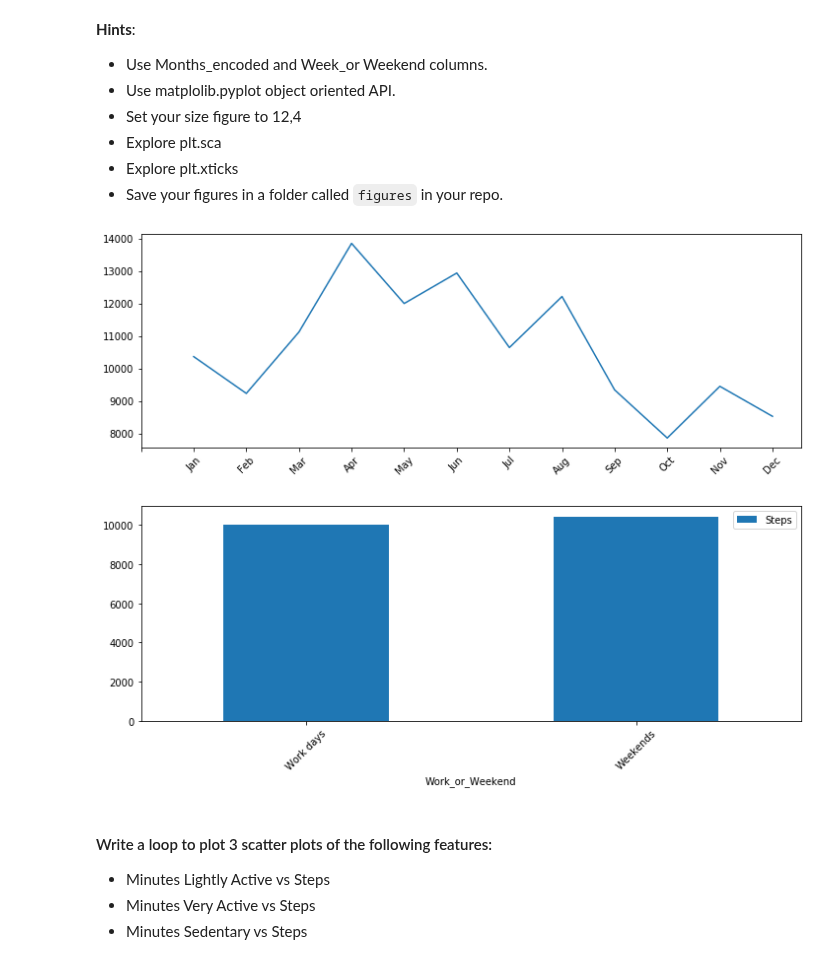
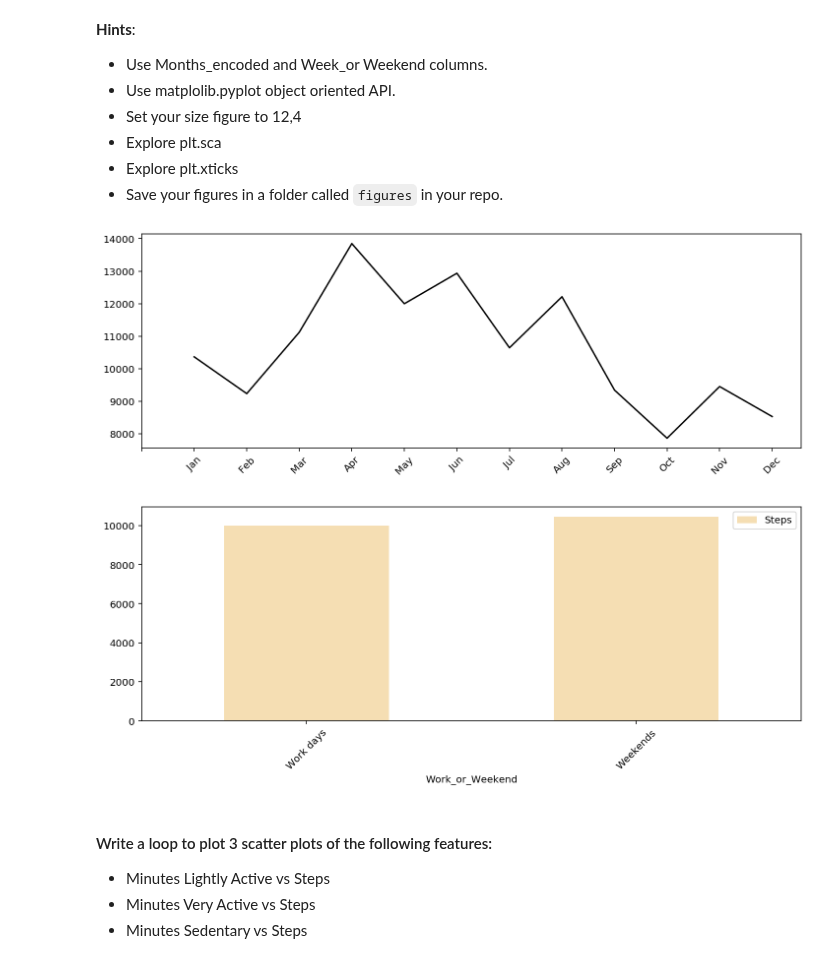
Before and after one commit to ta-data-lis/lab-matplotlib-seaborn, a Jupyter notebook: your-code/main.ipynb, the cells around one changed output. Cells and saved outputs as stored; diff of their text form; code cells hidden in the pictures.

```diff
--- a/your-code/main.ipynb
+++ b/your-code/main.ipynb
@@ -9,6 +9,8 @@ import matplotlib.pyplot as plt
 import pandas as pd
 import numpy as np
 import seaborn as sns
+%config InlineBackend.figure_format ='retina'
+sns.set_palette("pastel")
 # %% [markdown]
 ## Challenge 1
 
@@ -104,21 +96,21 @@ How the average number of steps change by month. Use the appropriate visualizati
 # %%
 # MEDIAN STEPS BY MONTH_ENCODED
 median_months = fitbit.groupby(by = 'Months_encoded').median()
 plt.figure(figsize=(12,4))
 
-fig1 = plt.plot(median_months['Steps'])
+fig1 = plt.plot(median_months['Steps'], color = 'black')
 plt.xticks(np.arange(13), ['', 'Jan', 'Feb', 'Mar', 'Apr', 'May', 'Jun', 'Jul', 'Aug', 'Sep', 'Oct', 'Nov', 'Dec'], rotation = 45)
 plt.show(fig1)
 
 # MEDIAN STEPS BY WORK_OR_WEEKEND
 median_work_weekends = fitbit[["Work_or_Weekend", "Steps"]].groupby(["Work_or_Weekend"]).agg("median")
 
-fig2 = median_work_weekends.plot.bar(figsize=(12,4))
+fig2 = median_work_weekends.plot.bar(figsize=(12,4),  color = 'wheat')
 plt.xticks([0, 1], ['Work days', 'Weekends'], rotation = 45)
 plt.show(fig2)
 # %% [output]
-[figure, old version]
+[figure, new version]
-[figure, old version]
+[figure, new version]
 # %% [markdown]
 #### Write a loop to plot 3 scatter plots of the following features:
 
```
Also changed, not shown: parts of 23 cells of this notebook.
